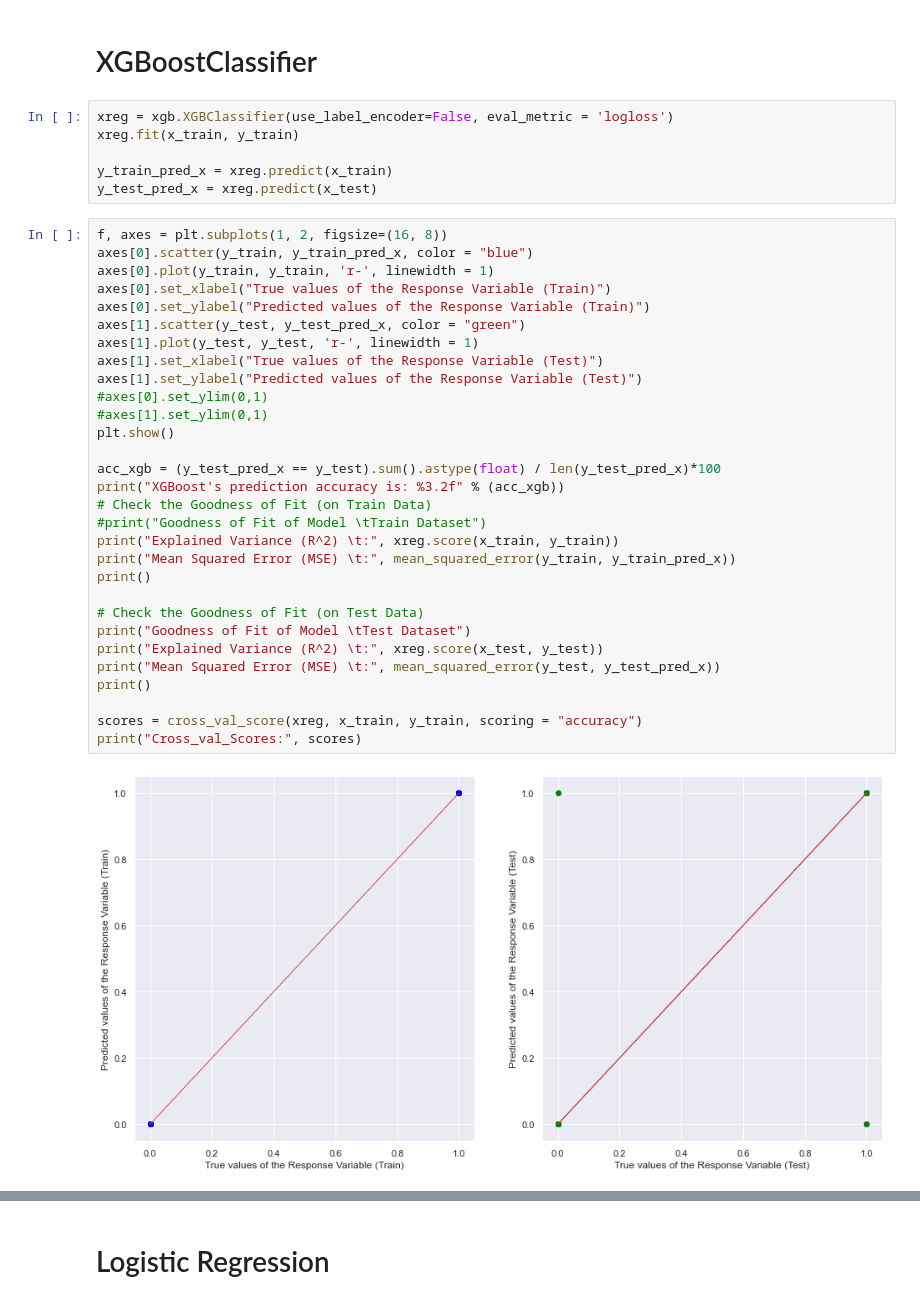
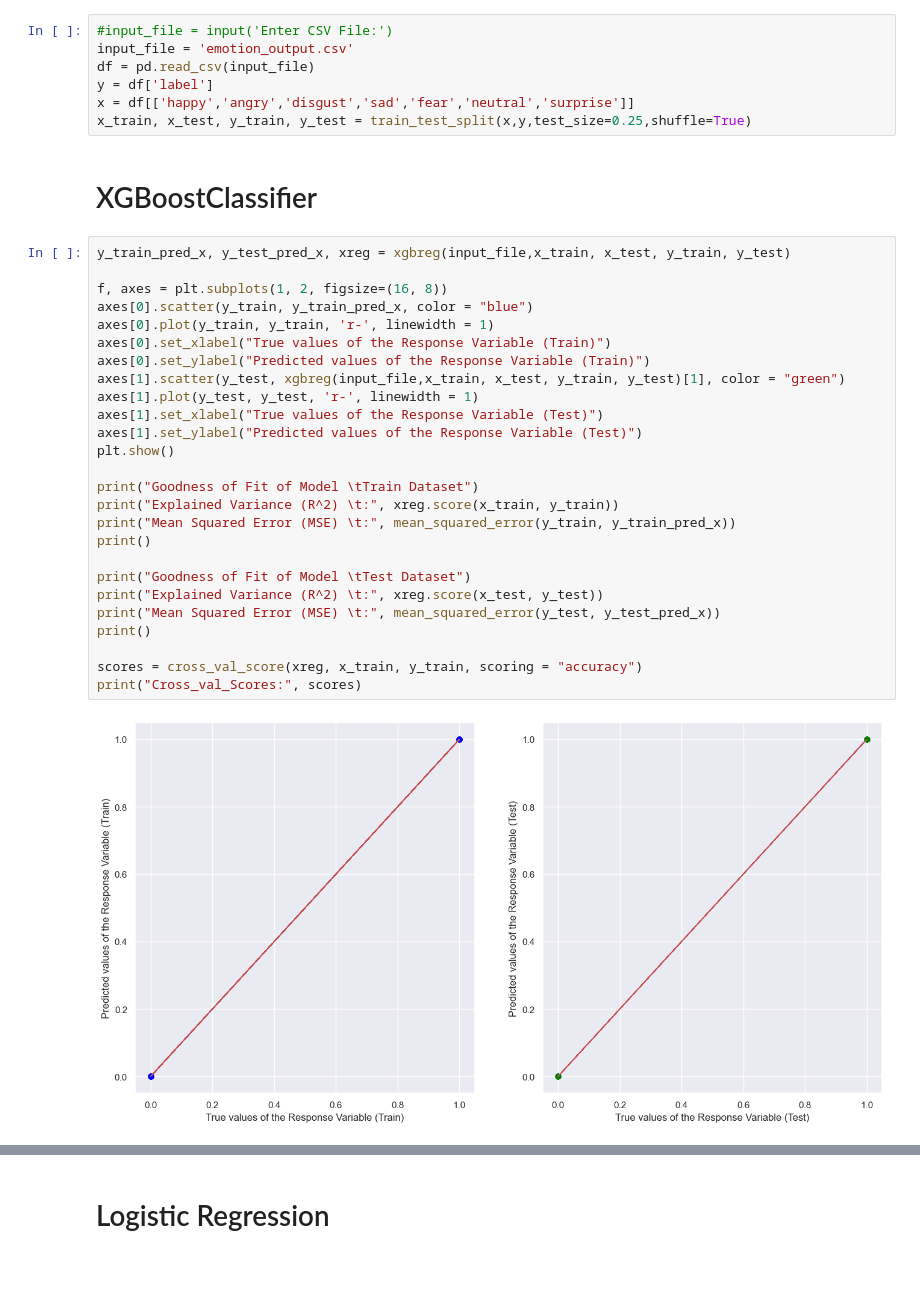
Before and after one commit to xiaoxuanfu/Depressed-Detective, a Jupyter notebook: Classifiers.ipynb, the cells around one changed output, grey strips where cells are left out. Cells and saved outputs as stored; diff of their text form; blank space fills up the shorter version.

```diff
--- a/Classifiers.ipynb
+++ b/Classifiers.ipynb
@@ -32,40 +3,37 @@ x_train, x_test, y_train, y_test = train_test_split(x,y,test_size=0.25,shuffle=T
+# %%
+#input_file = input('Enter CSV File:')
+input_file = 'emotion_output.csv'
+df = pd.read_csv(input_file)
+y = df['label']
+x = df[['happy','angry','disgust','sad','fear','neutral','surprise']]
+x_train, x_test, y_train, y_test = train_test_split(x,y,test_size=0.25,shuffle=True)
 # %% [markdown]
 # XGBoostClassifier
-# %%
-xreg = xgb.XGBClassifier(use_label_encoder=False, eval_metric = 'logloss')
-xreg.fit(x_train, y_train)
-
-y_train_pred_x = xreg.predict(x_train)
-y_test_pred_x = xreg.predict(x_test)
 # %%
+y_train_pred_x, y_test_pred_x, xreg = xgbreg(input_file,x_train, x_test, y_train, y_test)
+
 f, axes = plt.subplots(1, 2, figsize=(16, 8))
 axes[0].scatter(y_train, y_train_pred_x, color = "blue")
 axes[0].plot(y_train, y_train, 'r-', linewidth = 1)
 axes[0].set_xlabel("True values of the Response Variable (Train)")
 axes[0].set_ylabel("Predicted values of the Response Variable (Train)")
-axes[1].scatter(y_test, y_test_pred_x, color = "green")
+axes[1].scatter(y_test, xgbreg(input_file,x_train, x_test, y_train, y_test)[1], color = "green")
 axes[1].plot(y_test, y_test, 'r-', linewidth = 1)
 axes[1].set_xlabel("True values of the Response Variable (Test)")
 axes[1].set_ylabel("Predicted values of the Response Variable (Test)")
-#axes[0].set_ylim(0,1)
-#axes[1].set_ylim(0,1)
 plt.show()
 
-acc_xgb = (y_test_pred_x == y_test).sum().astype(float) / len(y_test_pred_x)*100
-print("XGBoost's prediction accuracy is: %3.2f" % (acc_xgb))
-# Check the Goodness of Fit (on Train Data)
-#print("Goodness of Fit of Model \tTrain Dataset")
+print("Goodness of Fit of Model \tTrain Dataset")
 print("Explained Variance (R^2) \t:", xreg.score(x_train, y_train))
 print("Mean Squared Error (MSE) \t:", mean_squared_error(y_train, y_train_pred_x))
 print()
 
-# Check the Goodness of Fit (on Test Data)
 print("Goodness of Fit of Model \tTest Dataset")
 print("Explained Variance (R^2) \t:", xreg.score(x_test, y_test))
 print("Mean Squared Error (MSE) \t:", mean_squared_error(y_test, y_test_pred_x))
 print()
 
 scores = cross_val_score(xreg, x_train, y_train, scoring = "accuracy")
 print("Cross_val_Scores:", scores)
 # %% [output]
-[figure, old version]
+[figure, new version]
```
Also changed, not shown: parts of 17 cells of this notebook, 1 other file.
